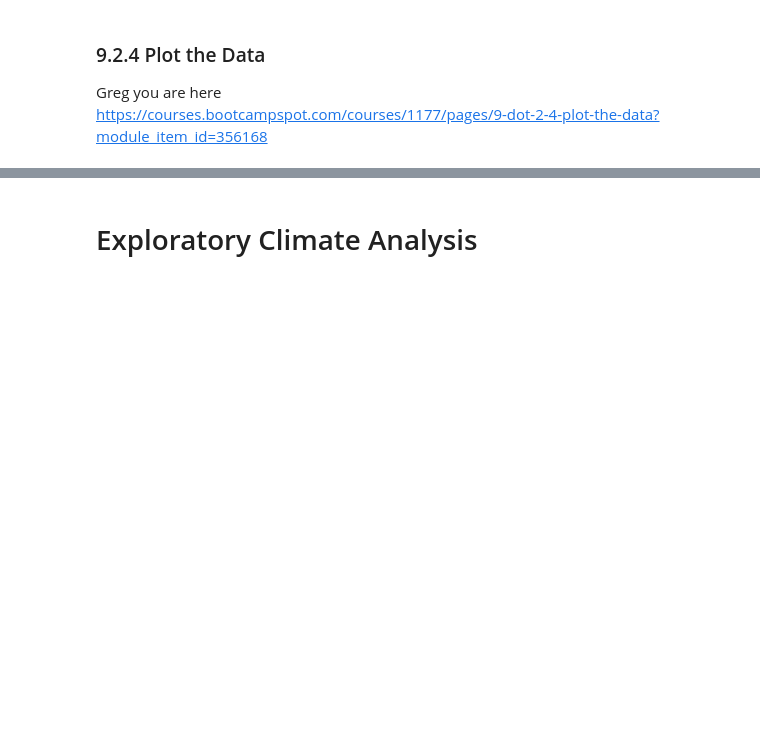
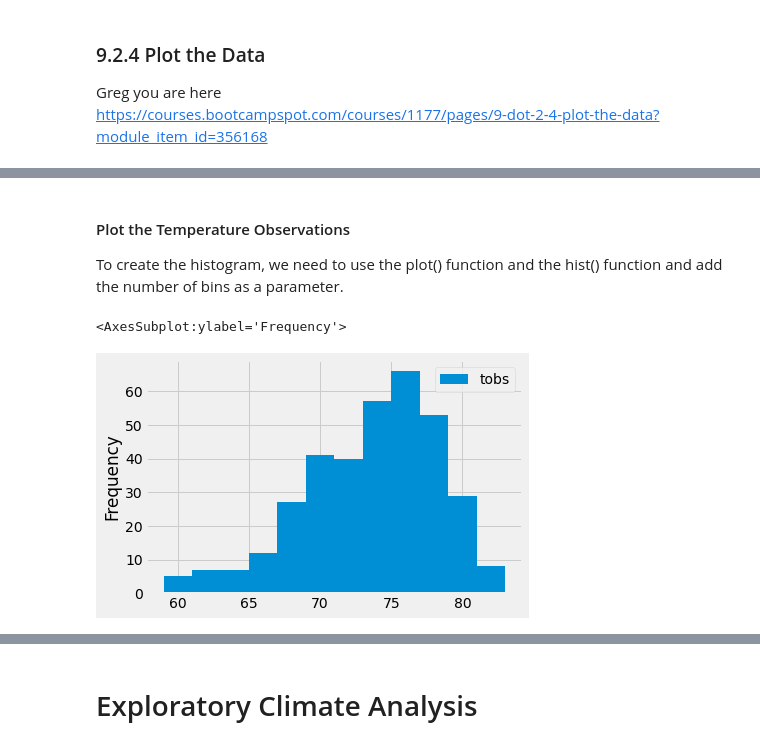
Before and after one commit to GregoryBWilson/surfs_up, a Jupyter notebook: climate_analysis.ipynb, the cells around one changed output, grey strips where cells are left out. Saved outputs shown, nothing was run; the diff lists cells and outputs as text; code cells hidden in the pictures; blank space fills up the shorter version.

Commit message:
Weather station anaylsis complete

```diff
--- a/climate_analysis.ipynb
+++ b/climate_analysis.ipynb
@@ -162,0 +220,5 @@ https://courses.bootcampspot.com/courses/1177/pages/9-dot-2-4-plot-the-data?modu
+# %%
+results = session.query(Measurement.tobs).\
+filter(Measurement.station == 'USC00519281').\
+filter(Measurement.date >= prev_year).all()
+print(results)
@@ -162,0 +229,3 @@ https://courses.bootcampspot.com/courses/1177/pages/9-dot-2-4-plot-the-data?modu
+# %%
+df = pd.DataFrame(results, columns=['tobs'])
+print(df)
@@ -162,0 +247,8 @@ https://courses.bootcampspot.com/courses/1177/pages/9-dot-2-4-plot-the-data?modu
+# %% [markdown]
+#### Plot the Temperature Observations
+To create the histogram, we need to use the plot() function and the hist() function and add the number of bins as a parameter.
+# %%
+df.plot.hist(bins=12)
+# %% [output]
+<AxesSubplot:ylabel='Frequency'>
+[figure, added]
```
Also changed, not shown: parts of 18 cells of this notebook.
